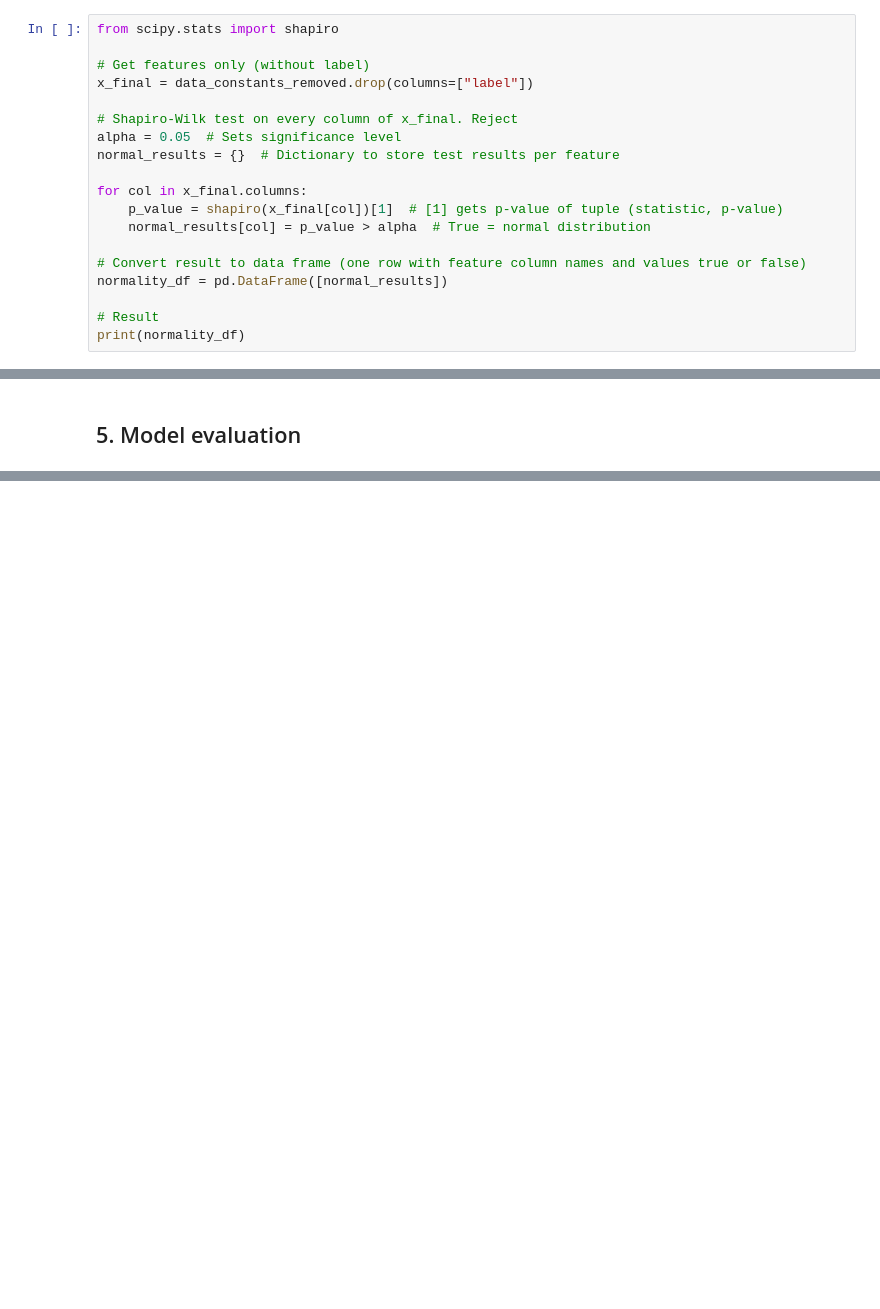
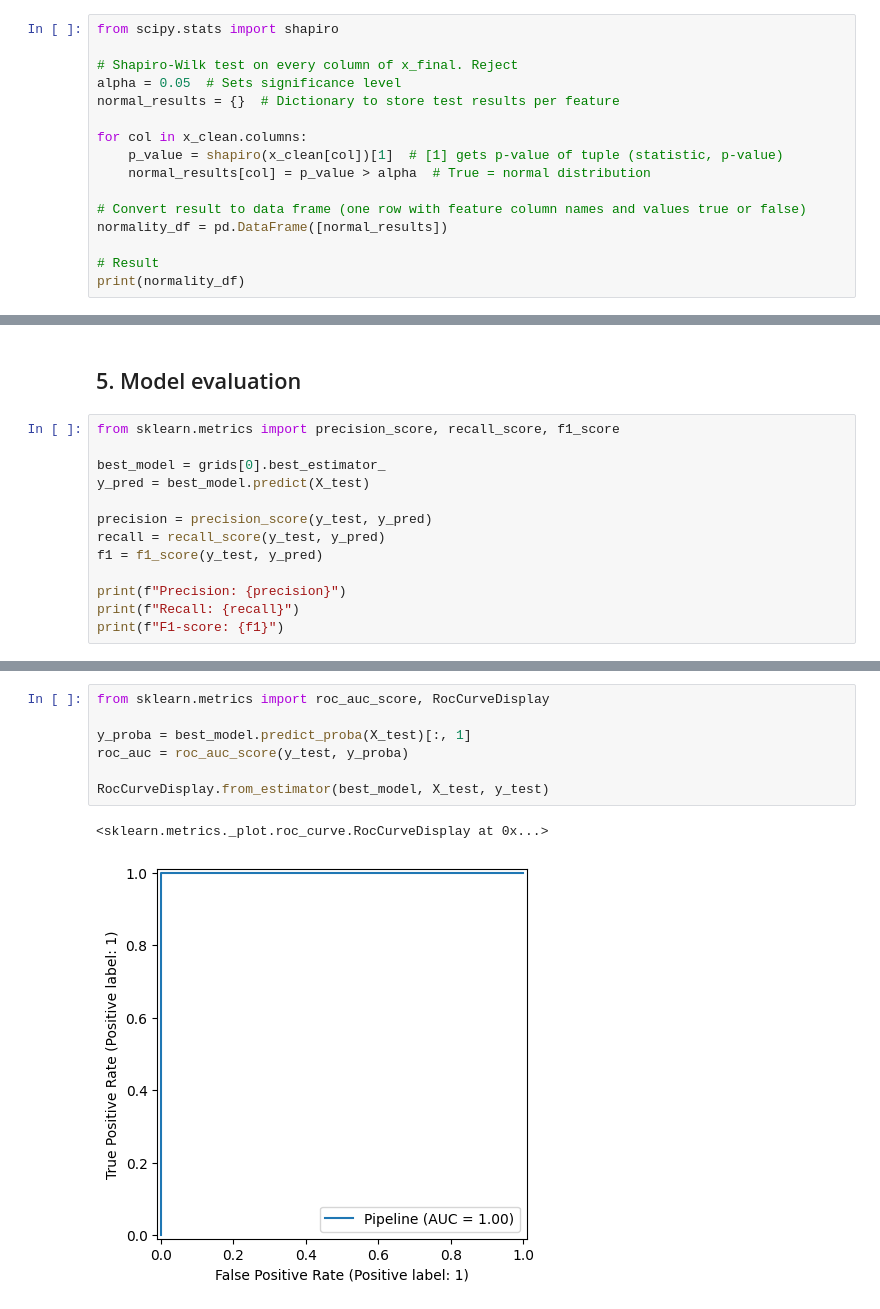
Before and after one commit to Roberto-TM/TM10007_ML_Project_group3, a Jupyter notebook: assignment.ipynb, the cells around one changed output, grey strips where cells are left out. Cells and saved outputs as stored; diff of their text form; blank space fills up the shorter version.

```diff
--- a/assignment.ipynb
+++ b/assignment.ipynb
@@ -110,16 +129,13 @@ Dataset without constant values: (246, 481)
 ### Normal distribution check
 # %%
 from scipy.stats import shapiro
-
-# Get features only (without label)
-x_final = data_constants_removed.drop(columns=["label"])
 
 # Shapiro-Wilk test on every column of x_final. Reject
 alpha = 0.05  # Sets significance level
 normal_results = {}  # Dictionary to store test results per feature
 
-for col in x_final.columns:
-    p_value = shapiro(x_final[col])[1]  # [1] gets p-value of tuple (statistic, p-value)
+for col in x_clean.columns:
+    p_value = shapiro(x_clean[col])[1]  # [1] gets p-value of tuple (statistic, p-value)
     normal_results[col] = p_value > alpha  # True = normal distribution
 
 # Convert result to data frame (one row with feature column names and values true or false)
@@ -245,2 +426,15 @@ x_train, x_test, y_train, y_test = train_test_split(x, y, random_state=0, test_s
 # %% [markdown]
 ## 5. Model evaluation
+# %%
+from sklearn.metrics import precision_score, recall_score, f1_score
+
+best_model = grids[0].best_estimator_
+y_pred = best_model.predict(X_test)
+
+precision = precision_score(y_test, y_pred)
+recall = recall_score(y_test, y_pred)
+f1 = f1_score(y_test, y_pred)
+
+print(f"Precision: {precision}")
+print(f"Recall: {recall}")
+print(f"F1-score: {f1}")
@@ -246,0 +445,10 @@ x_train, x_test, y_train, y_test = train_test_split(x, y, random_state=0, test_s
+# %%
+from sklearn.metrics import roc_auc_score, RocCurveDisplay
+
+y_proba = best_model.predict_proba(X_test)[:, 1]
+roc_auc = roc_auc_score(y_test, y_proba)
+
+RocCurveDisplay.from_estimator(best_model, X_test, y_test)
+# %% [output]
+<sklearn.metrics._plot.roc_curve.RocCurveDisplay at 0x...>
+[figure, added]
```
Also changed, not shown: parts of 12 cells of this notebook.
